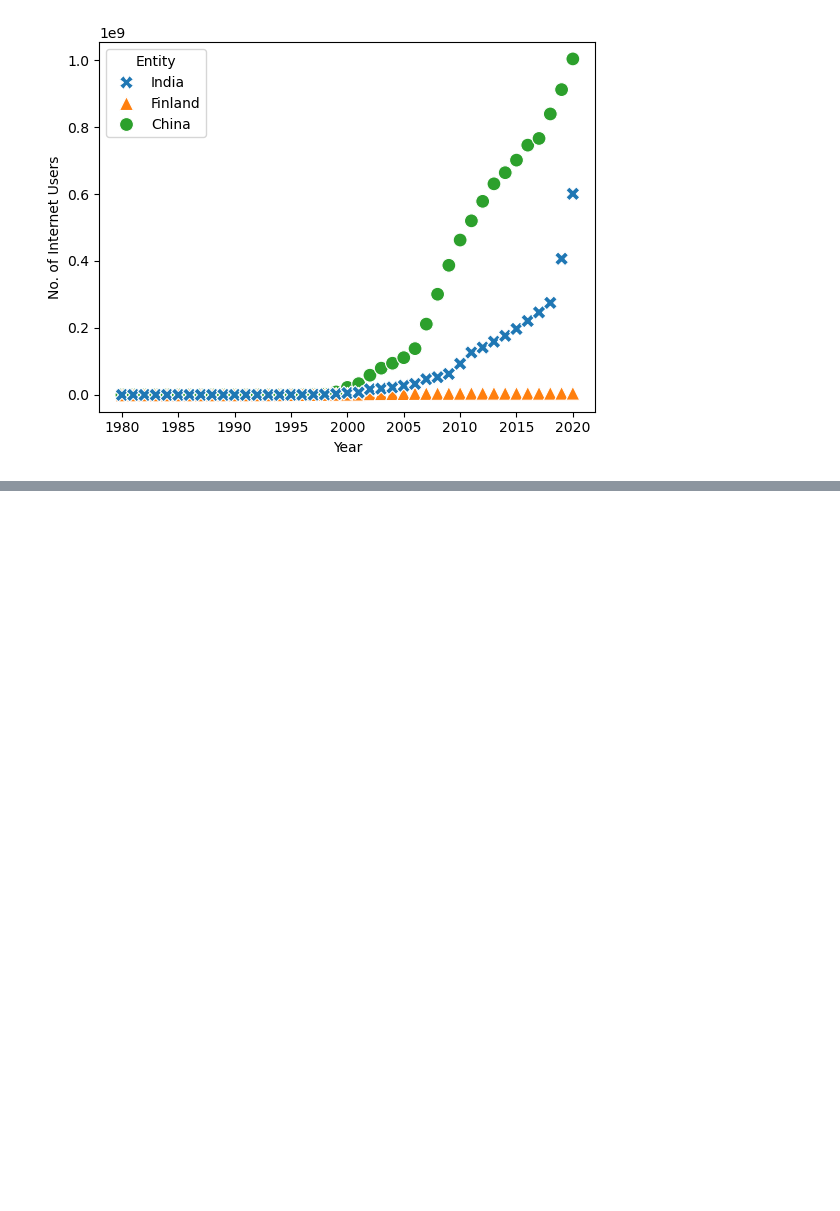
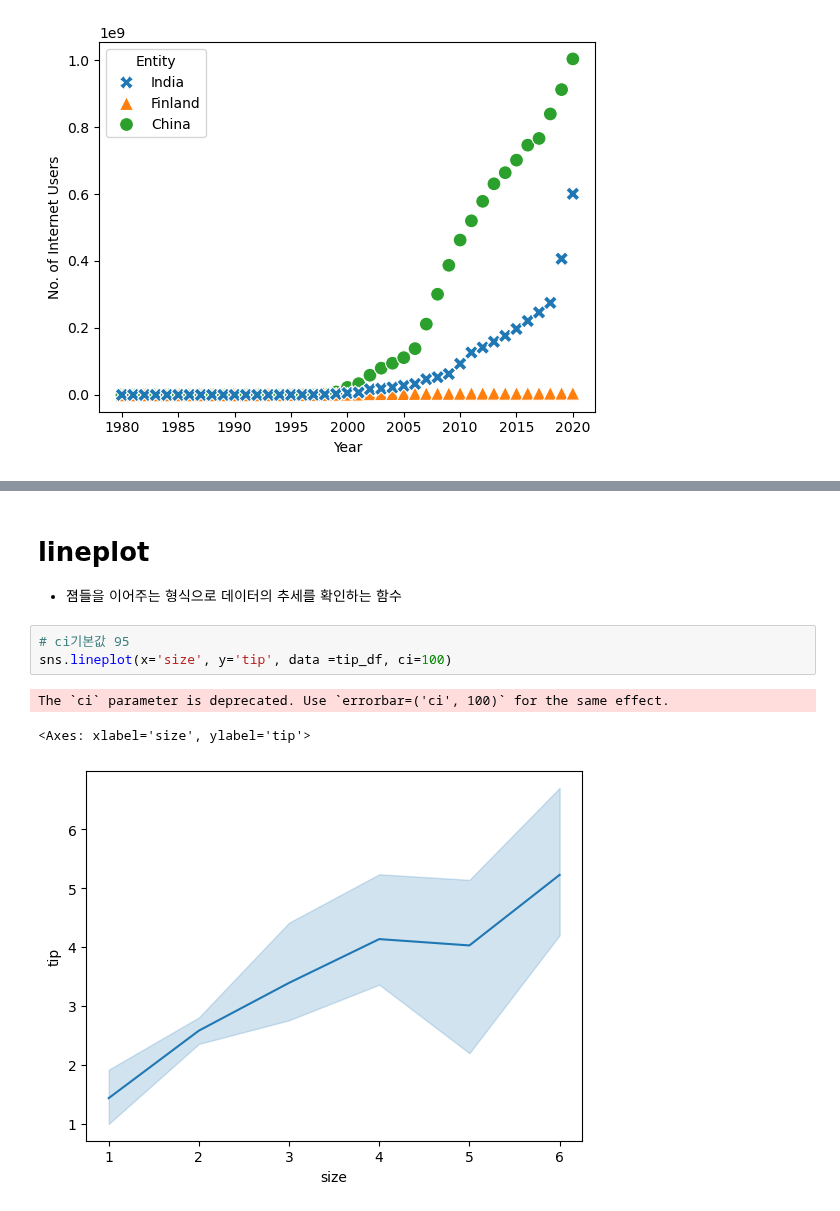
Before and after one commit to zdeik/hipython_rep, a Jupyter notebook: 71.seaborn_test.ipynb, the cells around one changed output, grey strips where cells are left out. Cells and saved outputs as stored; diff of their text form; blank space fills up the shorter version.

```diff
--- a/71.seaborn_test.ipynb
+++ b/71.seaborn_test.ipynb
@@ -101,0 +189,10 @@ sns.scatterplot(
+# %% [markdown]
+# lineplot
+- 졈들을 이어주는 형식으로 데이터의 추세를 확인하는 함수
+# %%
+# ci기본값 95
+sns.lineplot(x='size', y='tip', data =tip_df, ci=100)
+# %% [output]
+The `ci` parameter is deprecated. Use `errorbar=('ci', 100)` for the same effect.
+<Axes: xlabel='size', ylabel='tip'>
+[figure, added]
```
Also changed, not shown: parts of 26 cells of this notebook, 1 other file.
